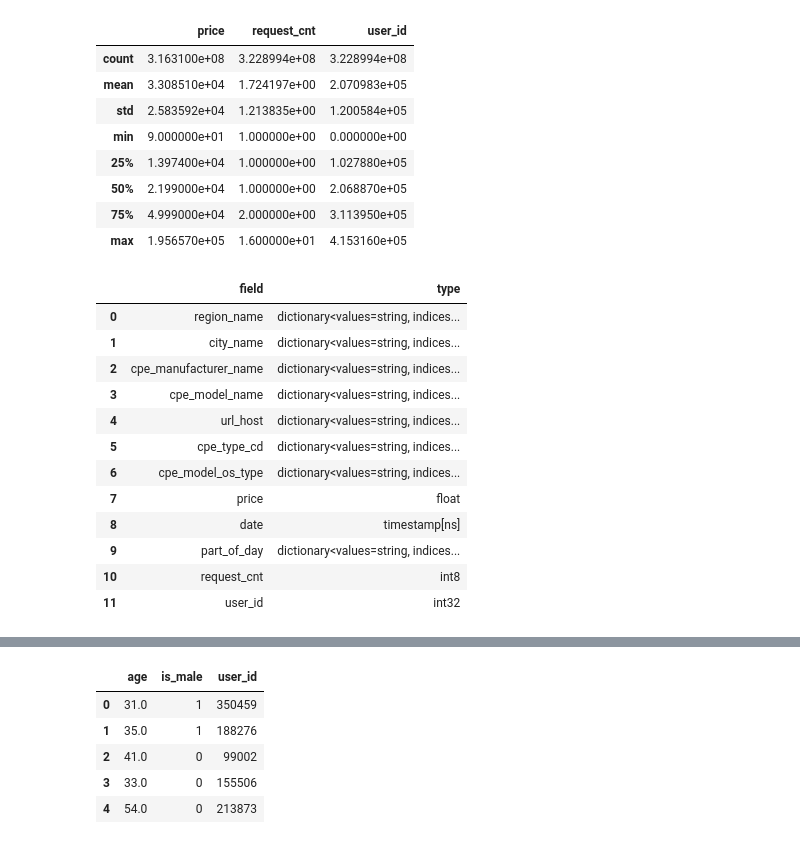
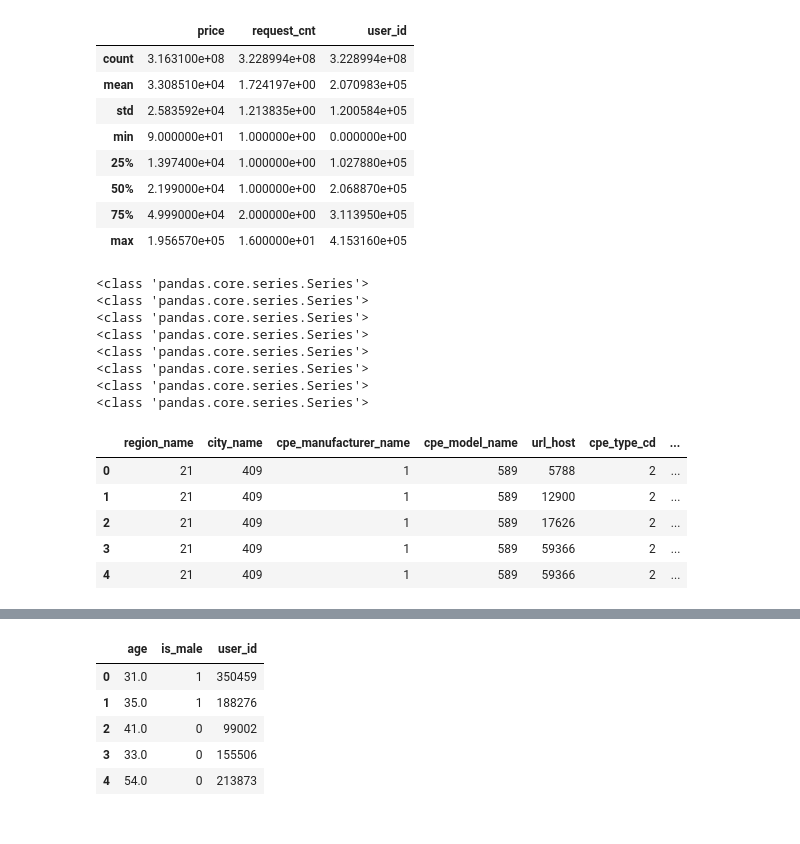
Before and after one commit to a125x/MTS-ML-CUP, a Jupyter notebook: mts-cup-kaggle.ipynb, the cells around one changed output, grey strips where cells are left out. Drawn from its saved outputs; the diff is of its cells as text; code cells hidden in the pictures.

```diff
--- a/mts-cup-kaggle.ipynb
+++ b/mts-cup-kaggle.ipynb
@@ -101,19 +102,29 @@ data.describe()
 | 75% | 4.999000e+04 | 2.000000e+00 | 3.113950e+05 |
 | max | 1.956570e+05 | 1.600000e+01 | 4.153160e+05 |
 # %%
-data = pa.Table.from_pandas(data)
-pd.DataFrame([(z.name, z.type) for z in data.schema], columns = [['field', 'type']])
+#data = pa.Table.from_pandas(data)
+#pd.DataFrame([(z.name, z.type) for z in data.schema], columns = [['field', 'type']])
-# %% [output]
-|  | field | type |
-| 0 | region_name | dictionary<values=string, indices... |
-| 1 | city_name | dictionary<values=string, indices... |
-| 2 | cpe_manufacturer_name | dictionary<values=string, indices... |
-| 3 | cpe_model_name | dictionary<values=string, indices... |
-| 4 | url_host | dictionary<values=string, indices... |
-| 5 | cpe_type_cd | dictionary<values=string, indices... |
-| 6 | cpe_model_os_type | dictionary<values=string, indices... |
-| 7 | price | float |
-| 8 | date | timestamp[ns] |
-| 9 | part_of_day | dictionary<values=string, indices... |
-| 10 | request_cnt | int8 |
-| 11 | user_id | int32 |
+# %%
+for column in data.columns:
+    if column != "date" and column !="price" and column !="user_id" and column !="request_cnt":
+        print(type(data[column]))
+        data[column] = data[column].cat.codes
+    elif column == "date":
+        data["date"] = pd.to_datetime(data["date"])
+
+data.head()
+# %% [output]
+<class 'pandas.core.series.Series'>
+<class 'pandas.core.series.Series'>
+<class 'pandas.core.series.Series'>
+<class 'pandas.core.series.Series'>
+<class 'pandas.core.series.Series'>
+<class 'pandas.core.series.Series'>
+<class 'pandas.core.series.Series'>
+<class 'pandas.core.series.Series'>
+|  | region_name | city_name | cpe_manufacturer_name | cpe_model_name | url_host | cpe_type_cd | ... |
+| 0 | 21 | 409 | 1 | 589 | 5788 | 2 | ... |
+| 1 | 21 | 409 | 1 | 589 | 12900 | 2 | ... |
+| 2 | 21 | 409 | 1 | 589 | 17626 | 2 | ... |
+| 3 | 21 | 409 | 1 | 589 | 59366 | 2 | ... |
+| 4 | 21 | 409 | 1 | 589 | 59366 | 2 | ... |
```
Also changed, not shown: parts of 24 cells of this notebook.
